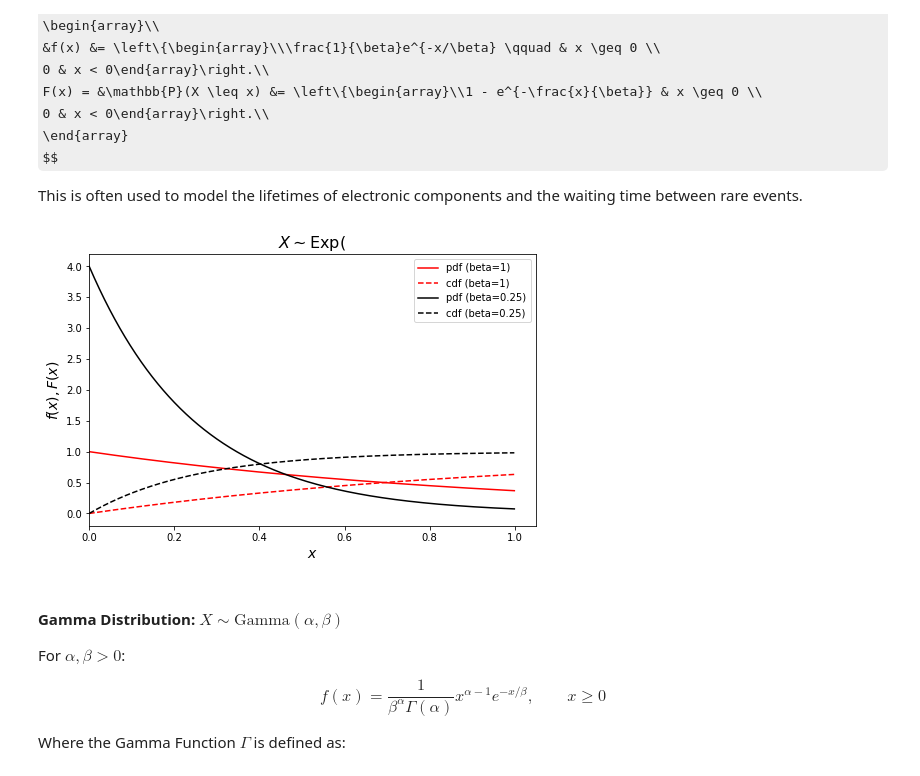
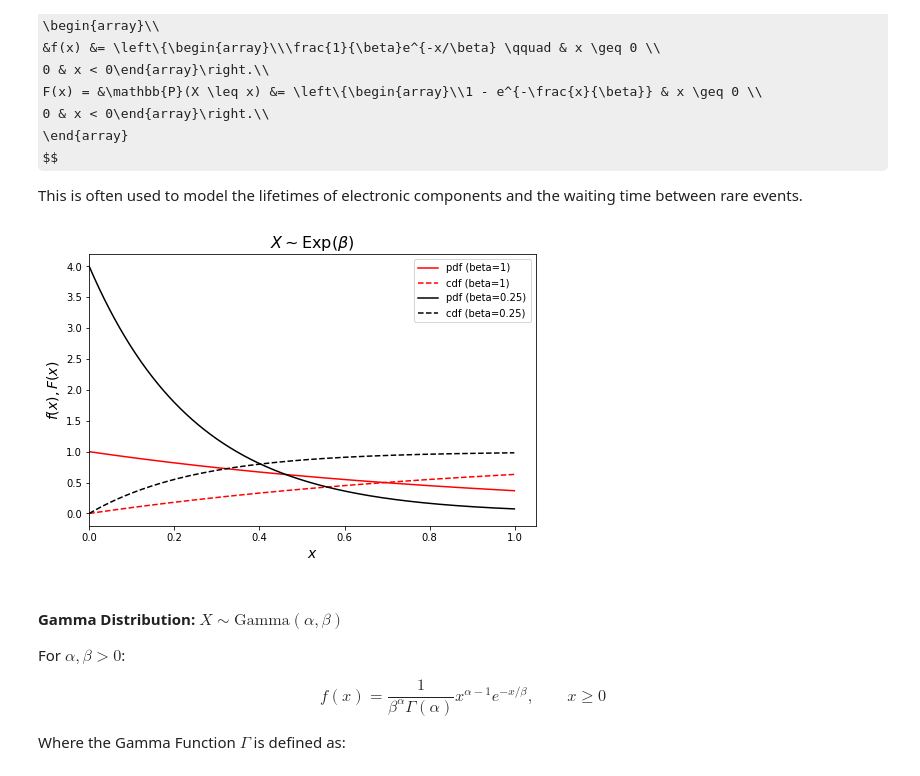
Before and after one commit to glsdown/all-of-statistics, a Jupyter notebook: 01-probability/01.02-random-variables.ipynb, the cells around one changed output. Cells and saved outputs as stored; diff of their text form; code cells hidden in the pictures; some formulas as TeX source.

```diff
--- a/01-probability/01.02-random-variables.ipynb
+++ b/01-probability/01.02-random-variables.ipynb
@@ -514,35 +514,35 @@ beta = 1
 expon_distribution = stats.expon(scale=beta)
 
 # Plotting pdf
 pdf = expon_distribution.pdf(x)
 ax.plot(x, pdf, color="red", label=f"pdf ({beta=})")
 
 # Plotting cdf
 cdf = expon_distribution.cdf(x)
 ax.plot(x, cdf, color="red", label=f"cdf ({beta=})", linestyle="dashed")
 
 # Set some new parameters
 beta = 0.25
 
 # Generating distribution
 expon_distribution = stats.expon(scale=beta)
 
 # Plotting pdf
 pdf = expon_distribution.pdf(x)
 ax.plot(x, pdf, color="black", label=f"pdf ({beta=})")
 
 # Plotting cdf
 cdf = expon_distribution.cdf(x)
 ax.plot(x, cdf, color="black", label=f"cdf ({beta=})", linestyle="dashed")
 
 # Set labels
 ax.legend()
 ax.set_xlim(0)
 ax.set_xlabel("$x$", fontsize=14)
 ax.set_ylabel("$f(x), F(x)$", fontsize=14)
-ax.set_title("$X \sim \mathrm{Exp}(\beta)$", fontsize=16);
+ax.set_title(r"$X \sim \mathrm{Exp}(\beta)$", fontsize=16);
 # %% [output]
-[figure, old version]
+[figure, new version]
 # %% [markdown]
 #### Gamma Distribution: $X \sim \text{Gamma}(\alpha, \beta)$
 
```
Also changed, not shown: parts of 16 cells of this notebook.
